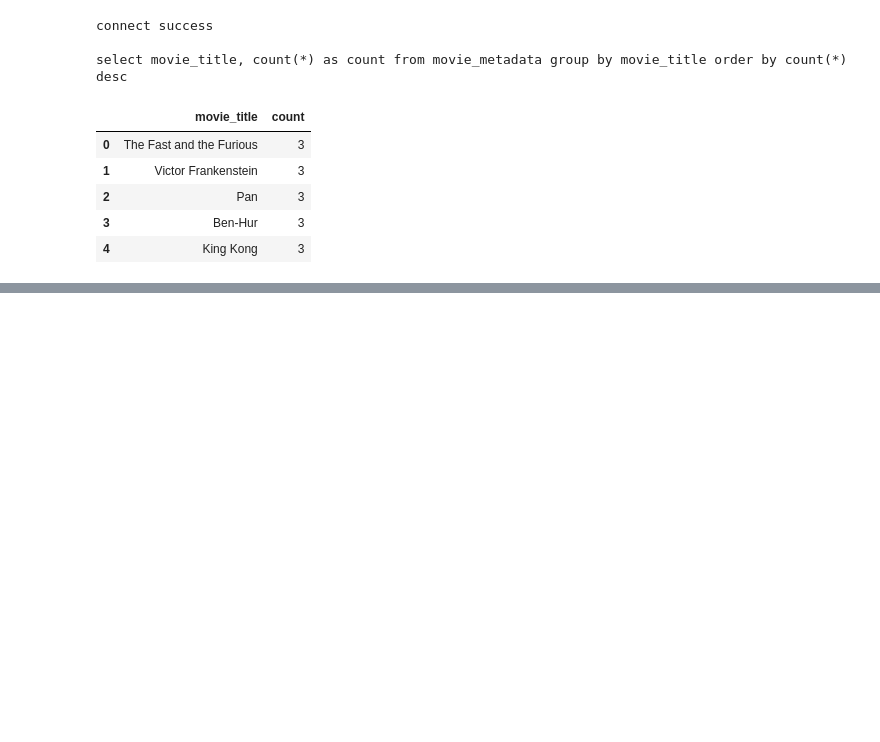
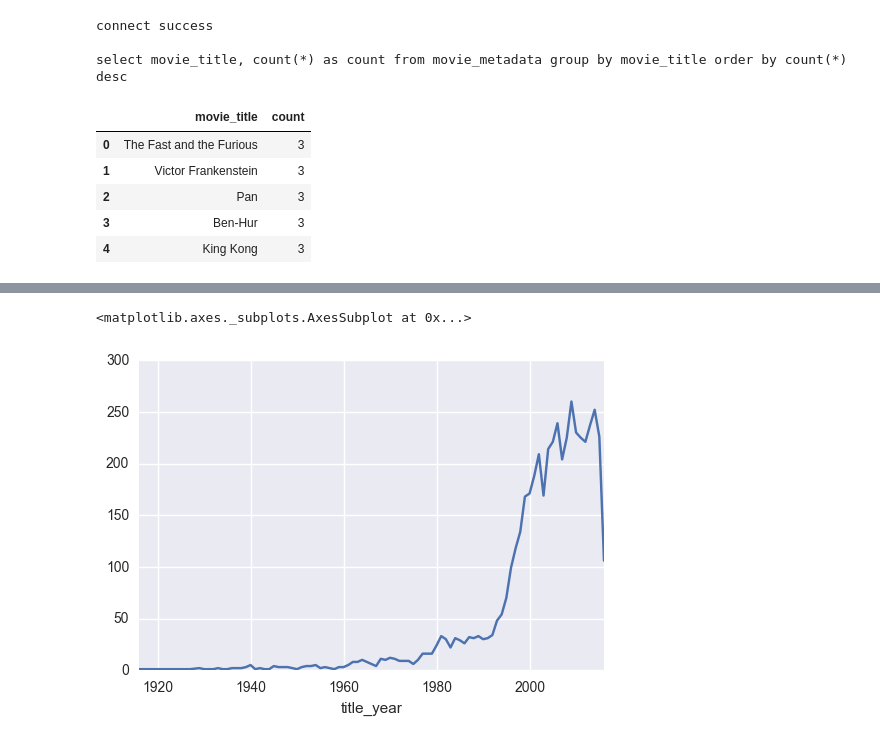
Before and after one commit to yennanliu/analysis, a Jupyter notebook: imdb_5000_movie_analysis.ipynb, the cells around one changed output, grey strips where cells are left out. Cells and saved outputs as stored; diff of their text form; code cells hidden in the pictures; blank space fills up the shorter version.

```diff
--- a/imdb_5000_movie_analysis.ipynb
+++ b/imdb_5000_movie_analysis.ipynb
@@ -126,0 +132,5 @@ movie_count.head()
+# %%
+df.groupby('title_year').count()['index'].plot()
+# %% [output]
+<matplotlib.axes._subplots.AxesSubplot at 0x...>
+[figure, added]
```
Also changed, not shown: parts of 5 cells of this notebook.
